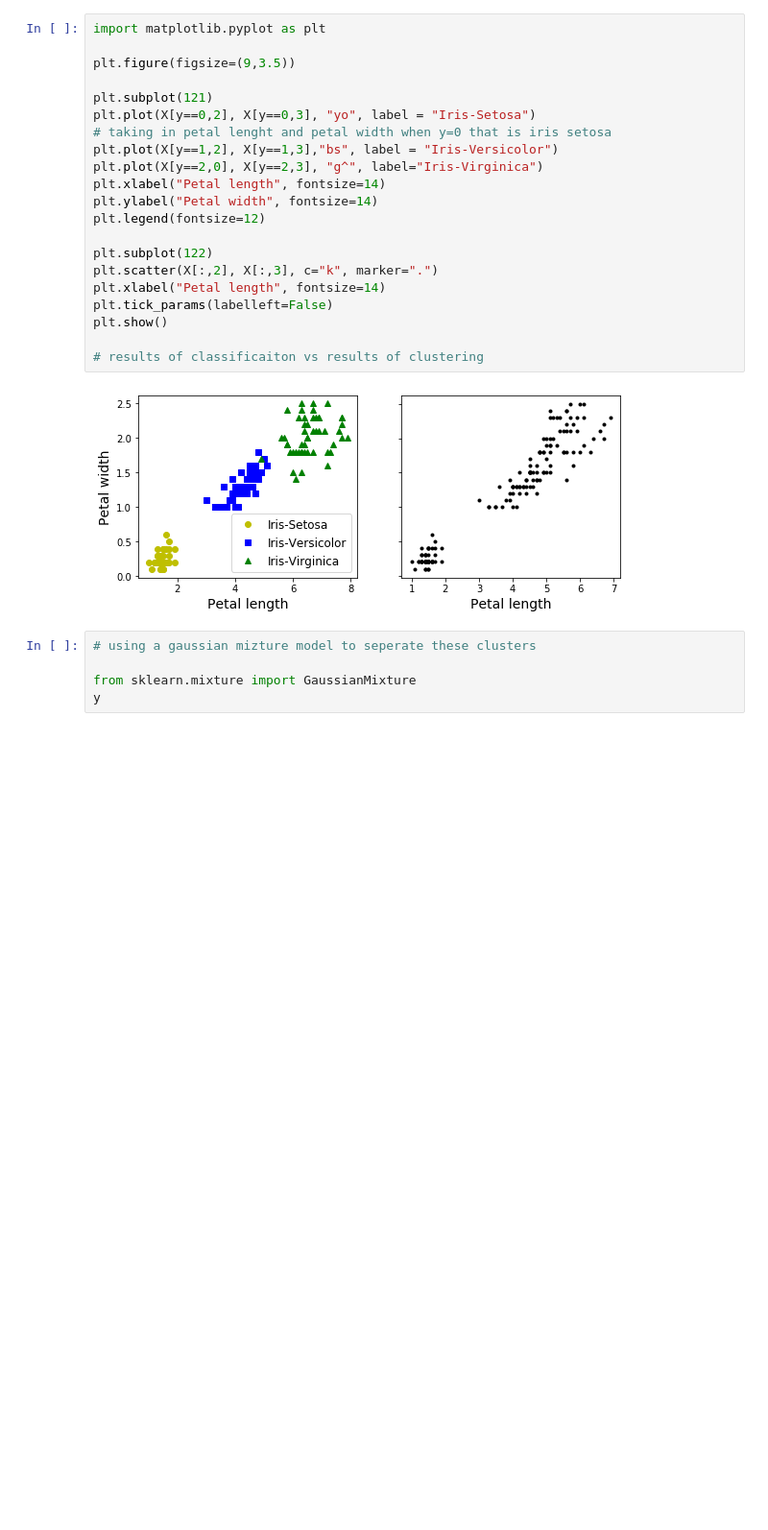
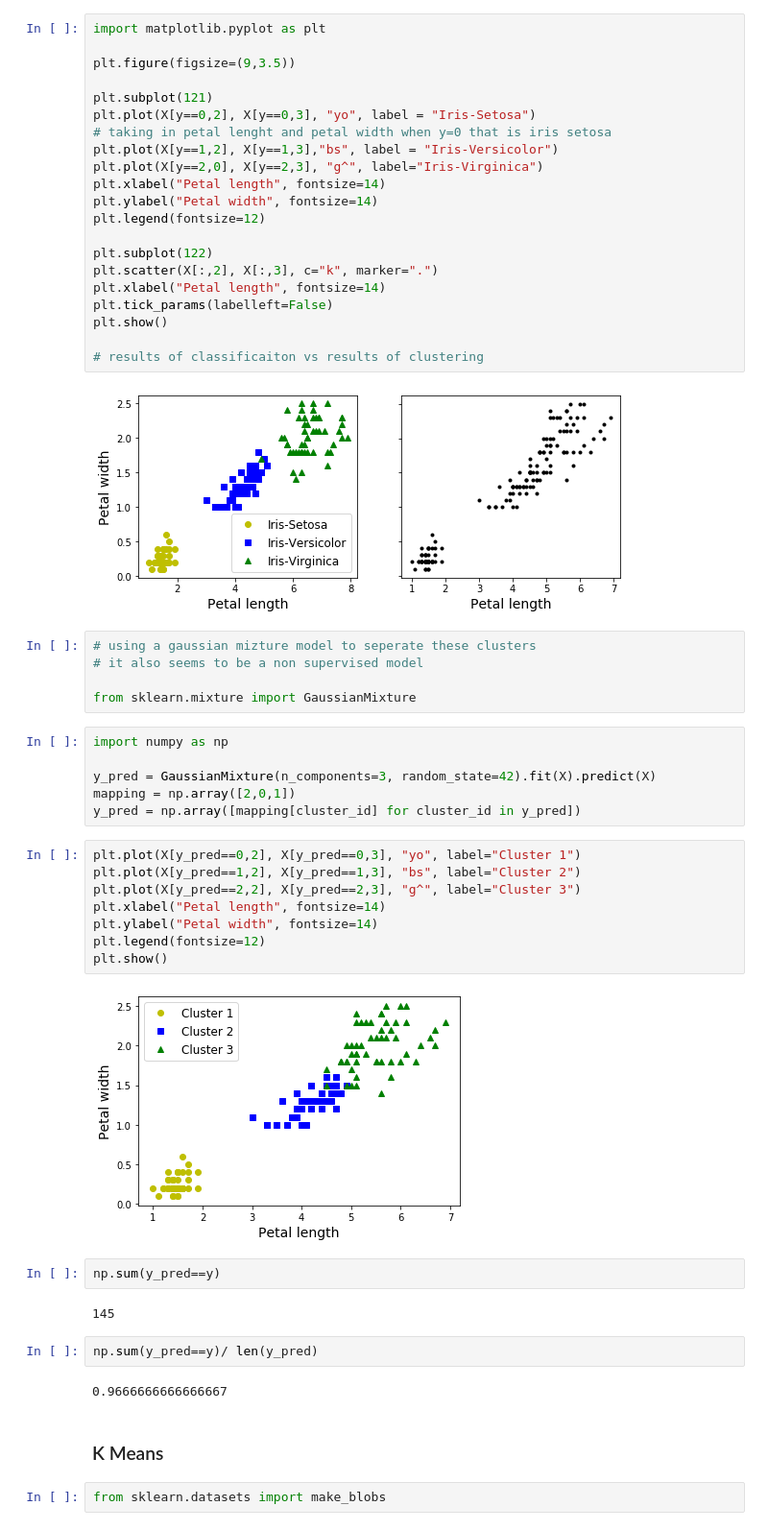
Before and after one commit to fanbyprinciple/hands_on_ml, a Jupyter notebook: chapter_8/Classification and clustering.ipynb, the cells around one changed output. Shown at 96% size. Cells and saved outputs as stored; diff of their text form; blank space fills up the shorter version.

```diff
--- a/chapter_8/Classification and clustering.ipynb
+++ b/chapter_8/Classification and clustering.ipynb
@@ -60,6 +60,34 @@ plt.show()
 [figure]
 # %%
 # using a gaussian mizture model to seperate these clusters
+# it also seems to be a non supervised model
 
 from sklearn.mixture import GaussianMixture
-y
+# %%
+import numpy as np
+
+y_pred = GaussianMixture(n_components=3, random_state=42).fit(X).predict(X)
+mapping = np.array([2,0,1])
+y_pred = np.array([mapping[cluster_id] for cluster_id in y_pred])
+# %%
+plt.plot(X[y_pred==0,2], X[y_pred==0,3], "yo", label="Cluster 1")
+plt.plot(X[y_pred==1,2], X[y_pred==1,3], "bs", label="Cluster 2")
+plt.plot(X[y_pred==2,2], X[y_pred==2,3], "g^", label="Cluster 3")
+plt.xlabel("Petal length", fontsize=14)
+plt.ylabel("Petal width", fontsize=14)
+plt.legend(fontsize=12)
+plt.show()
+# %% [output]
+[figure, added]
+# %%
+np.sum(y_pred==y)
+# %% [output]
+145
+# %%
+np.sum(y_pred==y)/ len(y_pred)
+# %% [output]
+0.9666666666666667
+# %% [markdown]
+### K Means
+# %%
+from sklearn.datasets import make_blobs
```
Also changed, not shown: parts of 53 cells of this notebook, 7 other files.
